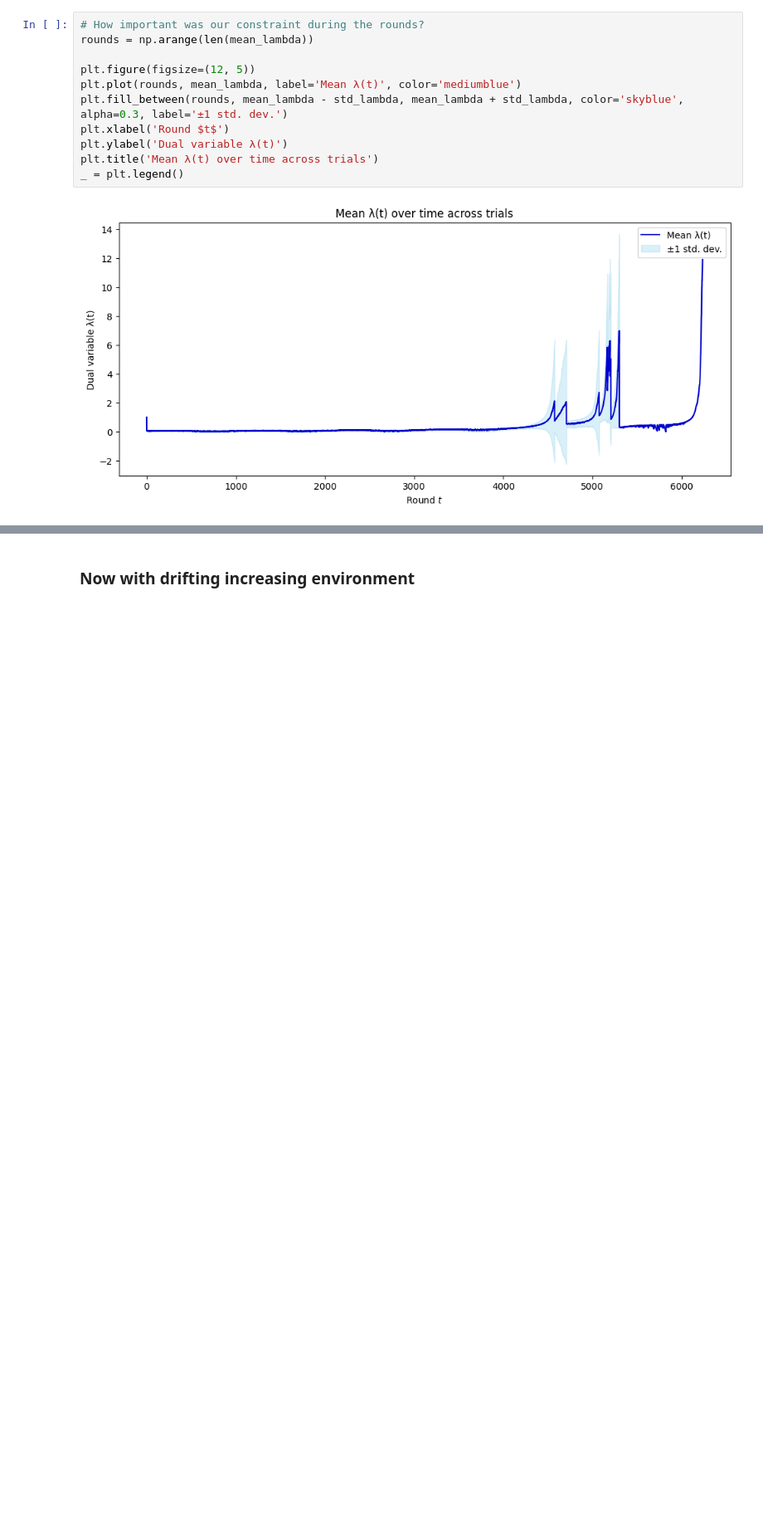
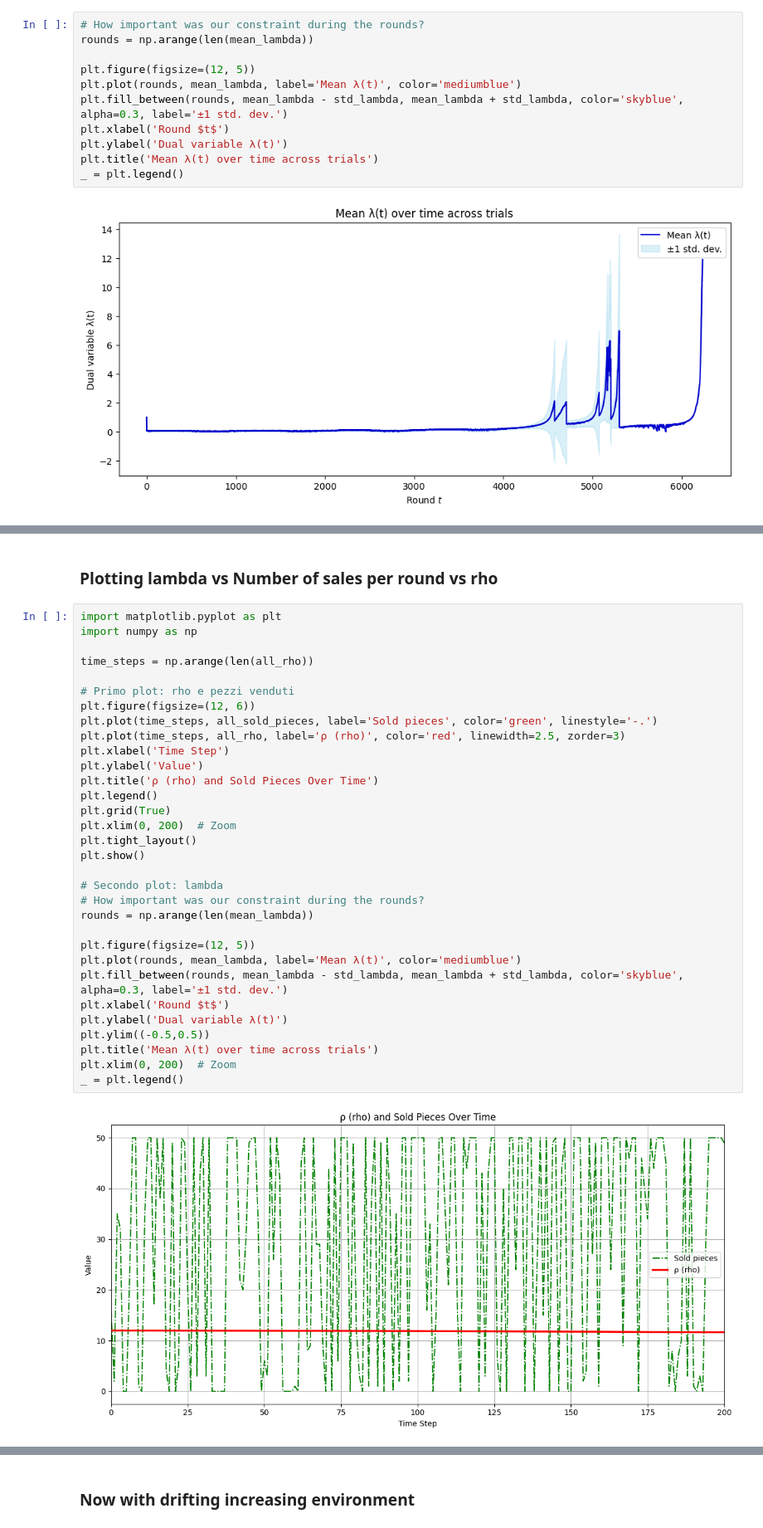
Before and after one commit to peetceenatoo/online-learning, a Jupyter notebook: R3.ipynb, the cells around one changed output, grey strips where cells are left out. Shown at 83% size. Cells and saved outputs as stored; diff of their text form; blank space fills up the shorter version.

```diff
--- a/R3.ipynb
+++ b/R3.ipynb
@@ -324,0 +390,36 @@ _ = plt.legend()
+# %% [markdown]
+### Plotting lambda vs Number of sales per round vs rho
+# %%
+import matplotlib.pyplot as plt
+import numpy as np
+
+time_steps = np.arange(len(all_rho))
+
+# Primo plot: rho e pezzi venduti
+plt.figure(figsize=(12, 6))
+plt.plot(time_steps, all_sold_pieces, label='Sold pieces', color='green', linestyle='-.')
+plt.plot(time_steps, all_rho, label='ρ (rho)', color='red', linewidth=2.5, zorder=3)
+plt.xlabel('Time Step')
+plt.ylabel('Value')
+plt.title('ρ (rho) and Sold Pieces Over Time')
+plt.legend()
+plt.grid(True)
+plt.xlim(0, 200)  # Zoom
+plt.tight_layout()
+plt.show()
+
+# Secondo plot: lambda
+# How important was our constraint during the rounds?
+rounds = np.arange(len(mean_lambda))
+
+plt.figure(figsize=(12, 5))
+plt.plot(rounds, mean_lambda, label='Mean λ(t)', color='mediumblue')
+plt.fill_between(rounds, mean_lambda - std_lambda, mean_lambda + std_lambda, color='skyblue', alpha=0.3, label='±1 std. dev.')
+plt.xlabel('Round $t$')
+plt.ylabel('Dual variable λ(t)')
+plt.ylim((-0.5,0.5))
+plt.title('Mean λ(t) over time across trials')
+plt.xlim(0, 200)  # Zoom
+_ = plt.legend()
+# %% [output]
+[figure, added]
```
Also changed, not shown: parts of 9 cells of this notebook.
